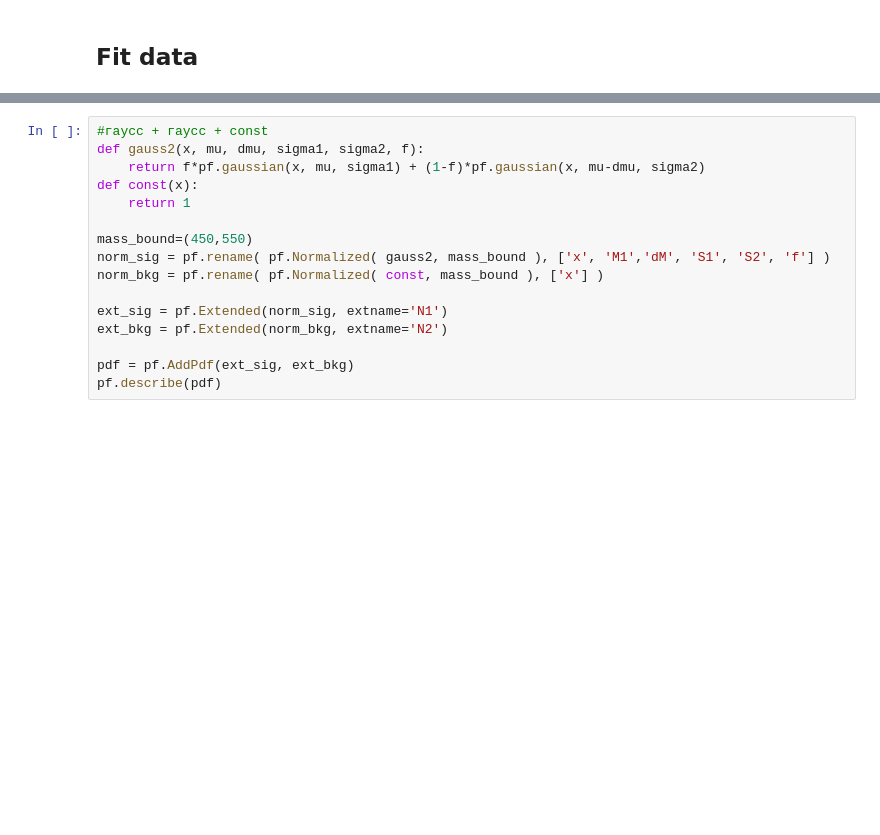
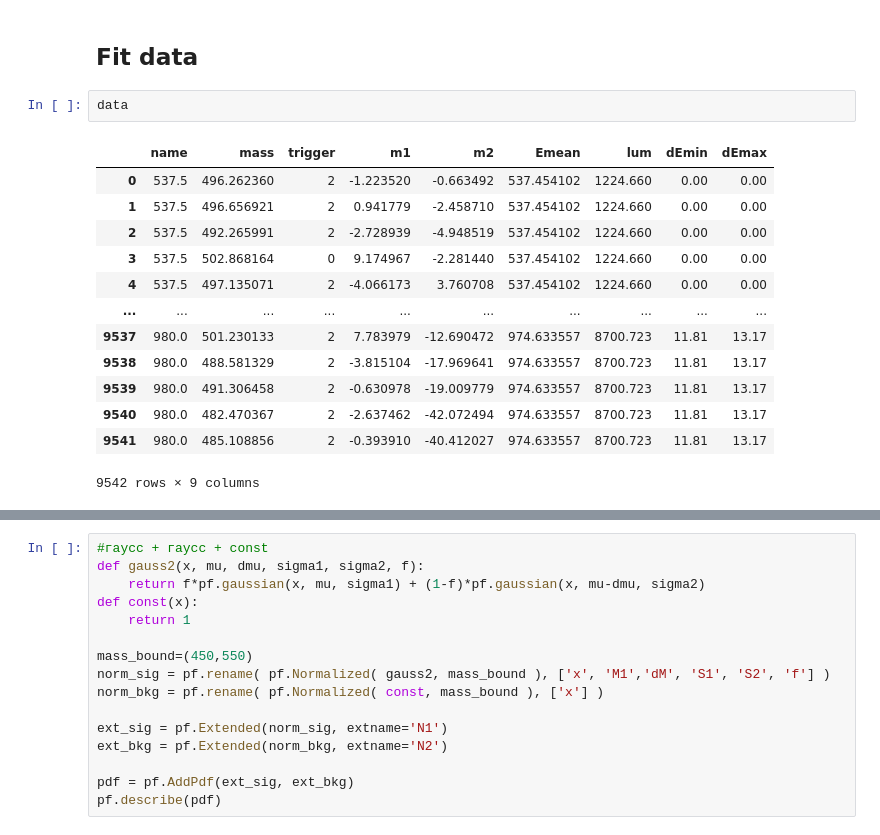
Before and after one commit to nikita-p/research, a Jupyter notebook: uproot/lib/All analysis.ipynb, the cells around one changed output, grey strips where cells are left out. Cells and saved outputs as stored; diff of their text form; blank space fills up the shorter version.

```diff
--- a/uproot/lib/All analysis.ipynb
+++ b/uproot/lib/All analysis.ipynb
@@ -131,6 +137,22 @@ Good. 667 rows
 grouped_data = data.groupby('name')
 # %% [markdown]
 ## Fit data
+# %%
+data
+# %% [output]
+|  | name | mass | trigger | m1 | m2 | Emean | lum | dEmin | dEmax |
+| 0 | 537.5 | 496.262360 | 2 | -1.223520 | -0.663492 | 537.454102 | 1224.660 | 0.00 | 0.00 |
+| 1 | 537.5 | 496.656921 | 2 | 0.941779 | -2.458710 | 537.454102 | 1224.660 | 0.00 | 0.00 |
+| 2 | 537.5 | 492.265991 | 2 | -2.728939 | -4.948519 | 537.454102 | 1224.660 | 0.00 | 0.00 |
+| 3 | 537.5 | 502.868164 | 0 | 9.174967 | -2.281440 | 537.454102 | 1224.660 | 0.00 | 0.00 |
+| 4 | 537.5 | 497.135071 | 2 | -4.066173 | 3.760708 | 537.454102 | 1224.660 | 0.00 | 0.00 |
+| ... | ... | ... | ... | ... | ... | ... | ... | ... | ... |
+| 9537 | 980.0 | 501.230133 | 2 | 7.783979 | -12.690472 | 974.633557 | 8700.723 | 11.81 | 13.17 |
+| 9538 | 980.0 | 488.581329 | 2 | -3.815104 | -17.969641 | 974.633557 | 8700.723 | 11.81 | 13.17 |
+| 9539 | 980.0 | 491.306458 | 2 | -0.630978 | -19.009779 | 974.633557 | 8700.723 | 11.81 | 13.17 |
+| 9540 | 980.0 | 482.470367 | 2 | -2.637462 | -42.072494 | 974.633557 | 8700.723 | 11.81 | 13.17 |
+| 9541 | 980.0 | 485.108856 | 2 | -0.393910 | -40.412027 | 974.633557 | 8700.723 | 11.81 | 13.17 |
+9542 rows × 9 columns
 # %%
 dic = {}
 for i in grouped_data.groups:
```
Also changed, not shown: parts of 6 cells of this notebook, 7 other files.
